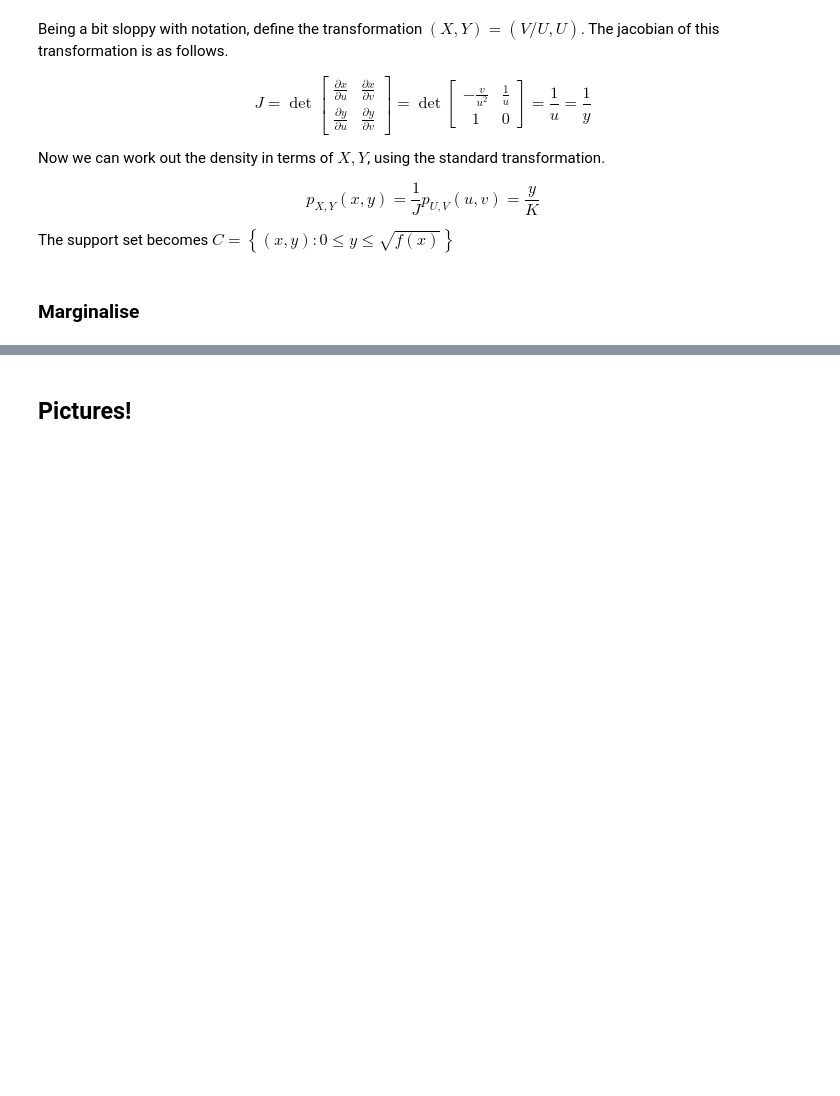
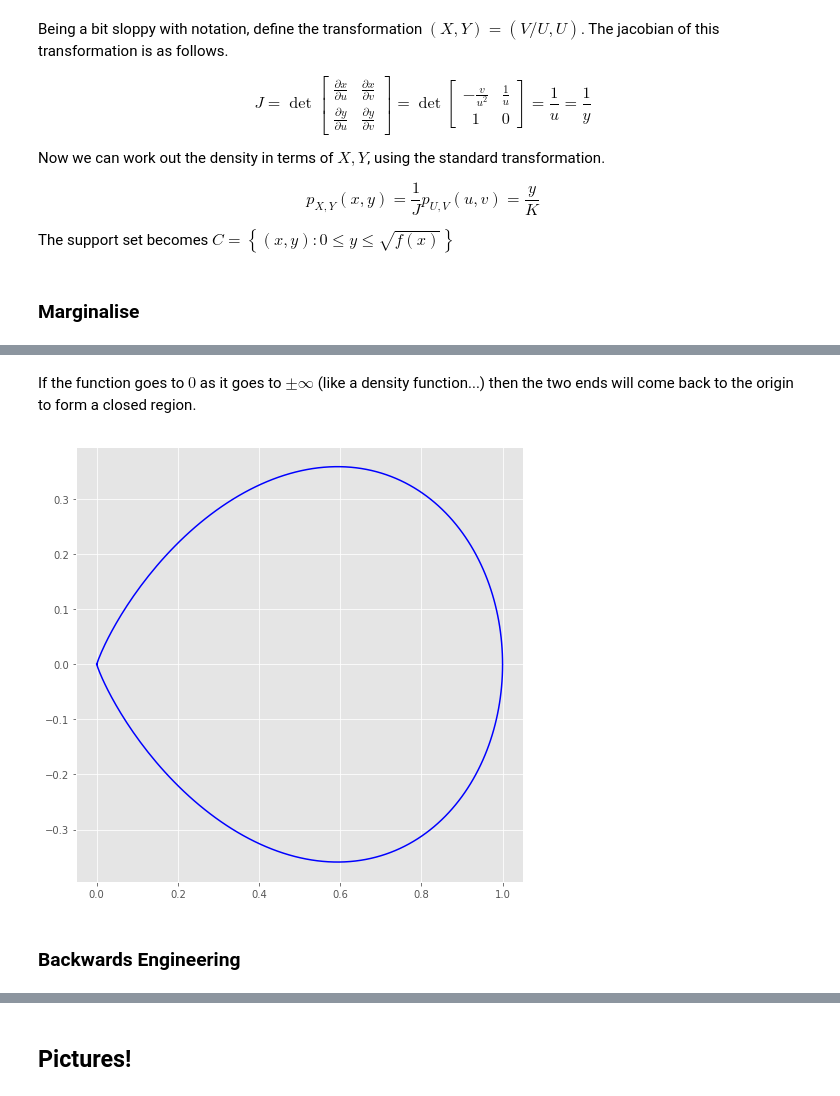
Before and after one commit to drpeteb/ratio-of-uniforms-sampling, a Jupyter notebook: ratio-of-uniforms-sampling.ipynb, the cells around one changed output, grey strips where cells are left out. Drawn from its saved outputs; the diff is of its cells as text; code cells hidden in the pictures; blank space fills up the shorter version.

```diff
--- a/ratio-of-uniforms-sampling.ipynb
+++ b/ratio-of-uniforms-sampling.ipynb
@@ -71,0 +108,9 @@ $$
+# %% [markdown]
+If the function goes to $0$ as it goes to $\pm \infty$ (like a density function...) then the two ends will come back to the origin to form a closed region.
+# %%
+# Squared exponential
+draw_function_wrapped_around(lambda x: np.exp(-x**2))
+# %% [output]
+[figure, added]
+# %% [markdown]
+### Backwards Engineering
```
Also changed, not shown: parts of 16 cells of this notebook.
